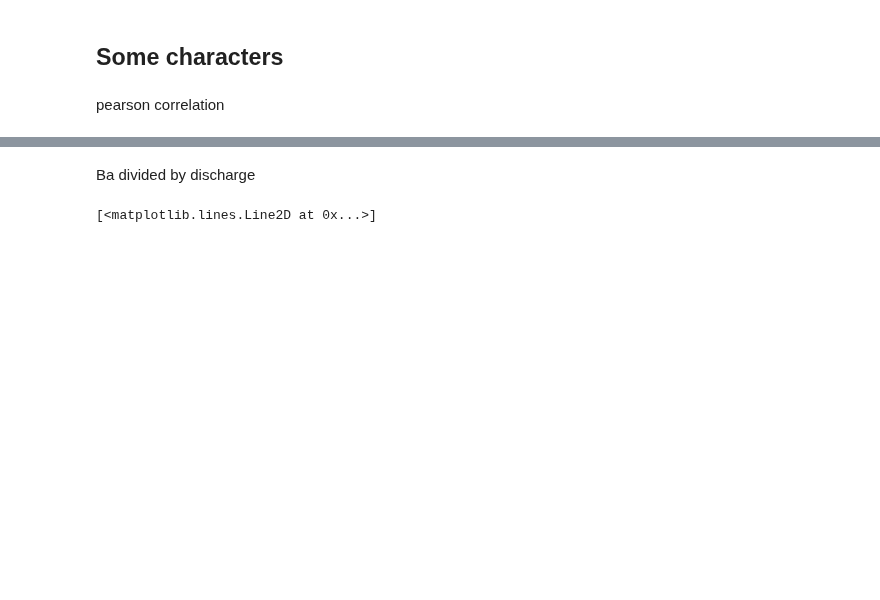
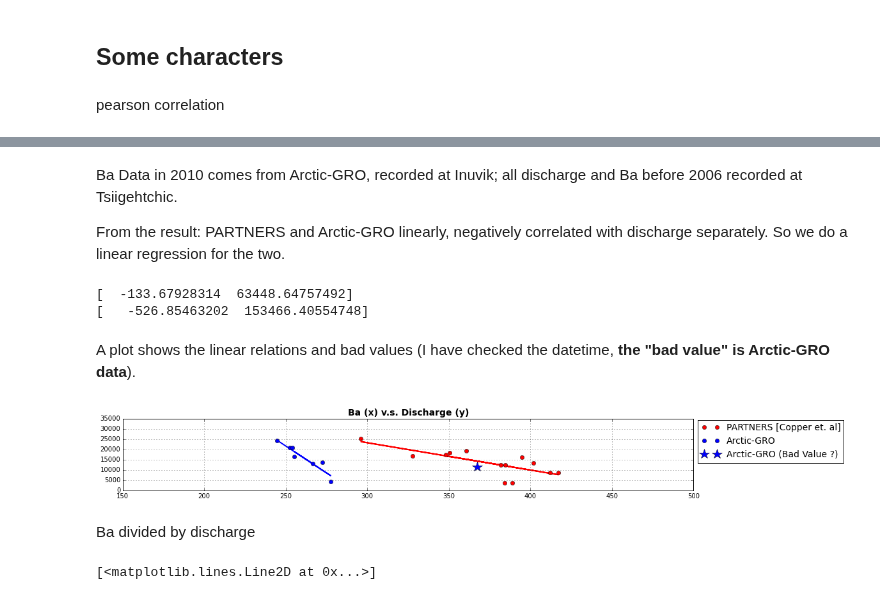
Before and after one commit to UBC-MOAD/analysis-kyle, a Jupyter notebook: notebooks/[River] Fluvial Barium & River Discharge Records.ipynb, the cells around one changed output, grey strips where cells are left out. Saved outputs shown, nothing was run; the diff lists cells and outputs as text; code cells hidden in the pictures; blank space fills up the shorter version.

```diff
--- a/notebooks/[River] Fluvial Barium & River Discharge Records.ipynb
+++ b/notebooks/[River] Fluvial Barium & River Discharge Records.ipynb
@@ -406,3 +425,42 @@ Significance: 0.0120257313297
+# %% [markdown]
+Ba Data in 2010 comes from Arctic-GRO, recorded at Inuvik; all discharge and Ba before 2006 recorded at Tsiigehtchic.
+
+From the result: PARTNERS and Arctic-GRO linearly, negatively correlated with discharge separately. So we do a linear regression for the two.
+# %%
+coef1 = np.polyfit(Mackenzie_Ba.flat[0:13], Mackenzie_discharge.flat[0:13], 1)
+print(coef1)
+coef2 = np.polyfit(Mackenzie_Ba.flat[14:-2], Mackenzie_discharge.flat[14:-2], 1)
+print(coef2)
+# %% [output]
+[  -133.67928314  63448.64757492]
+[   -526.85463202  153466.40554748]
+# %% [markdown]
+A plot shows the linear relations and bad values (I have checked the datetime, **the "bad value" is Arctic-GRO data**).
+# %%
+fig=plt.figure(figsize=(16, 2))
+ax=plt.gca()
+# PARTNERS
+plt.plot(Mackenzie_Ba.flat[0:13], Mackenzie_Ba.flat[0:13]*coef1[0]+coef1[1], 'r-', linewidth=2)
+plt.plot(Mackenzie_Ba.flat[0:13], Mackenzie_discharge.flat[0:13], 'ro', label='PARTNERS [Copper et. al]')
+# AGRO
+plt.plot(Mackenzie_Ba.flat[14:-2], Mackenzie_Ba.flat[14:-2]*coef2[0]+coef2[1], 'b-', linewidth=2)
+plt.plot(Mackenzie_Ba.flat[14:-2], Mackenzie_discharge.flat[14:-2], 'bo', label='Arctic-GRO')
+# Bad Value
+plt.plot(Mackenzie_Ba.flat[-1], Mackenzie_discharge.flat[-1], 'b*', markersize=16, label='Arctic-GRO (Bad Value ?)')
+# legend
+plt.legend(fontsize=14, loc='upper left', bbox_to_anchor=(1, 1.05))
+
+ax.set_xlim(150, 500)
+ax.set_ylim(0, 35000)
+ax.set_title('Ba (x) v.s. Discharge (y)', fontsize=14, fontweight='bold')
+plt.grid()
+
+plt.savefig('Ba_vs_Discharge.png', dpi=200, facecolor='w', edgecolor='w',
+            orientation='portrait', papertype='a4', format='png',
+            transparent=True, bbox_inches='tight', pad_inches=0,
+            frameon=None)
+# %% [output]
+[figure, added]
 # %% [markdown]
 Ba divided by discharge
 # %%
```
Also changed, not shown: parts of 8 cells of this notebook.
